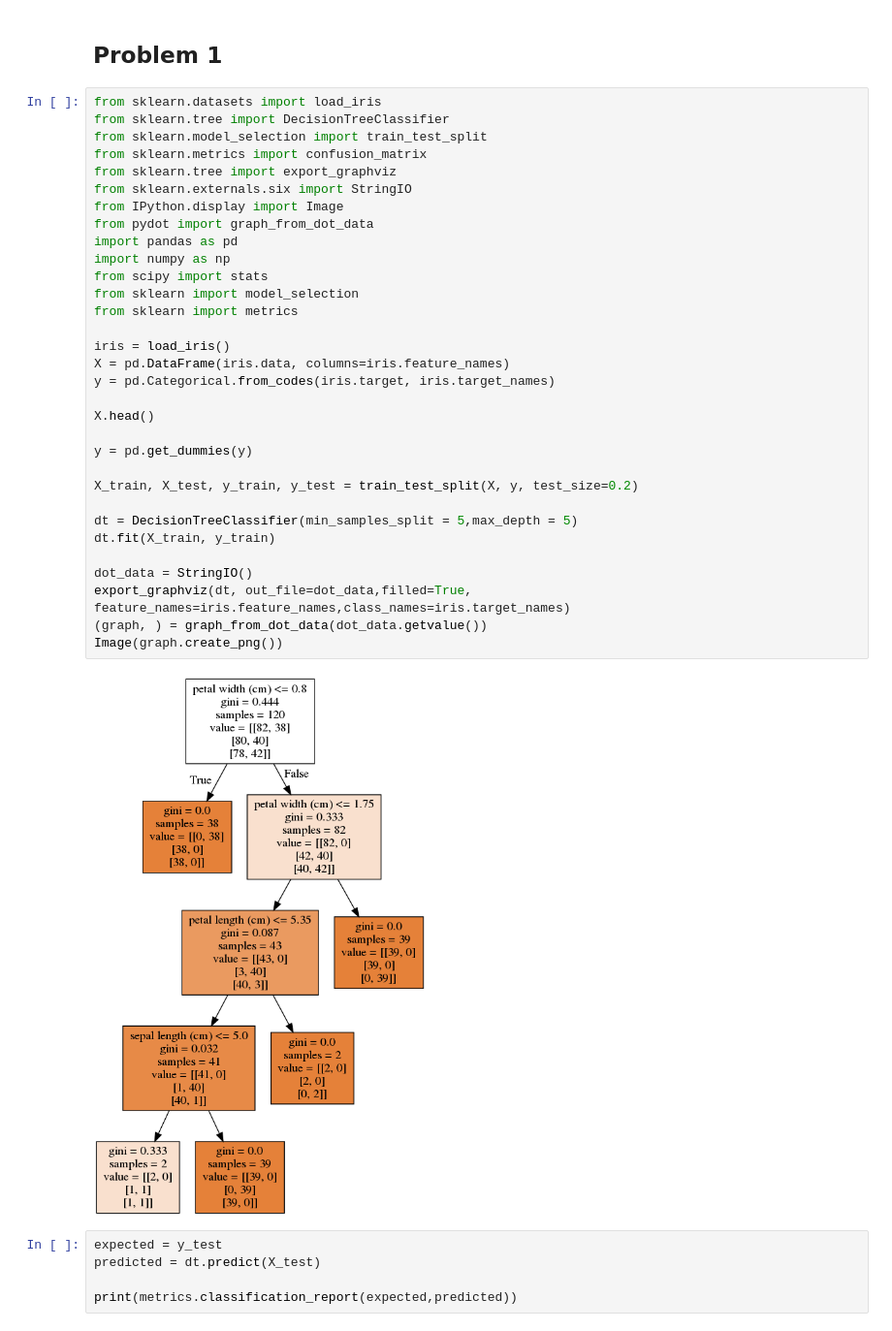
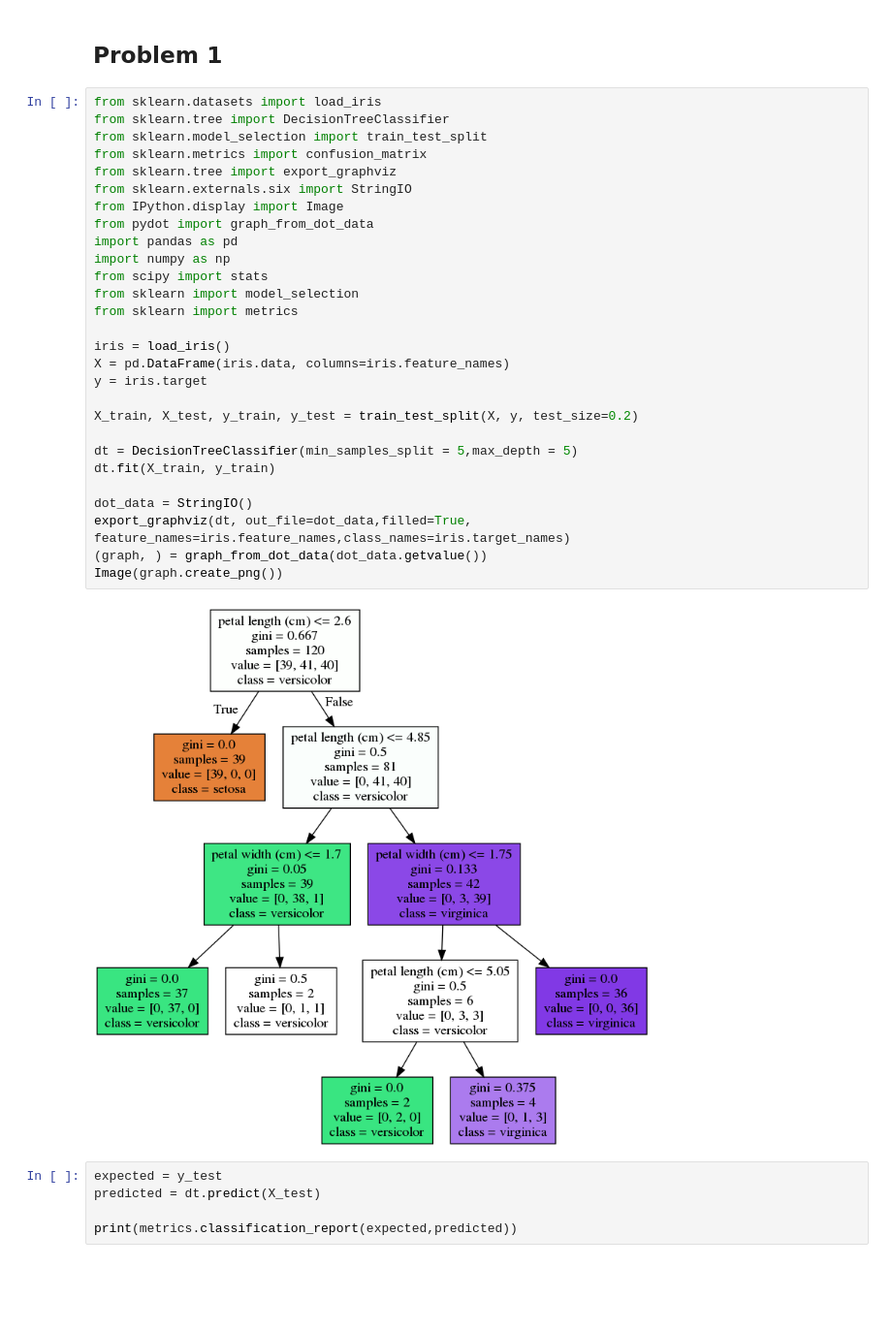
Before and after one commit to dbuts/DataMiningHW2, a Jupyter notebook: Homework_2.ipynb, the cells around one changed output. Shown: that part at 97% size. Saved outputs shown, nothing was run; the diff lists cells and outputs as text; blank space fills up the shorter version.

```diff
--- a/Homework_2.ipynb
+++ b/Homework_2.ipynb
@@ -324,37 +324,33 @@ b) The added information is the averages of the given information so not much is
 # %%
 from sklearn.datasets import load_iris
 from sklearn.tree import DecisionTreeClassifier
 from sklearn.model_selection import train_test_split
 from sklearn.metrics import confusion_matrix
 from sklearn.tree import export_graphviz
 from sklearn.externals.six import StringIO
 from IPython.display import Image
 from pydot import graph_from_dot_data
 import pandas as pd
 import numpy as np
 from scipy import stats
 from sklearn import model_selection
 from sklearn import metrics
 
 iris = load_iris()
 X = pd.DataFrame(iris.data, columns=iris.feature_names)
-y = pd.Categorical.from_codes(iris.target, iris.target_names)
-
-X.head()
-
-y = pd.get_dummies(y)
+y = iris.target
 
 X_train, X_test, y_train, y_test = train_test_split(X, y, test_size=0.2)
 
 dt = DecisionTreeClassifier(min_samples_split = 5,max_depth = 5)
 dt.fit(X_train, y_train)
 
 dot_data = StringIO()
 export_graphviz(dt, out_file=dot_data,filled=True, feature_names=iris.feature_names,class_names=iris.target_names)
 (graph, ) = graph_from_dot_data(dot_data.getvalue())
 Image(graph.create_png())
 # %% [output]
-[figure, old version]
+[figure, new version]
 # %%
 expected = y_test
 predicted = dt.predict(X_test)
```
Also changed, not shown: parts of 1 cell of this notebook.
